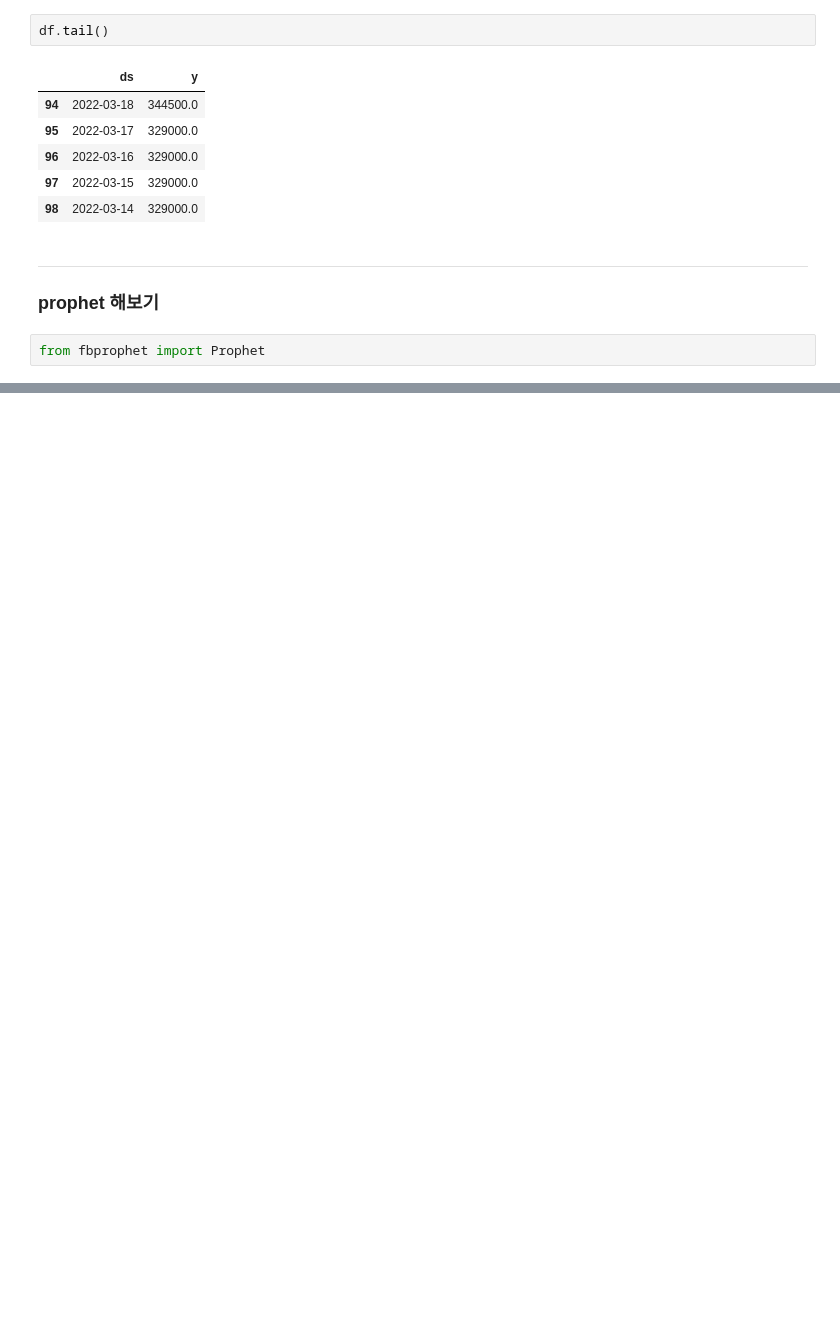
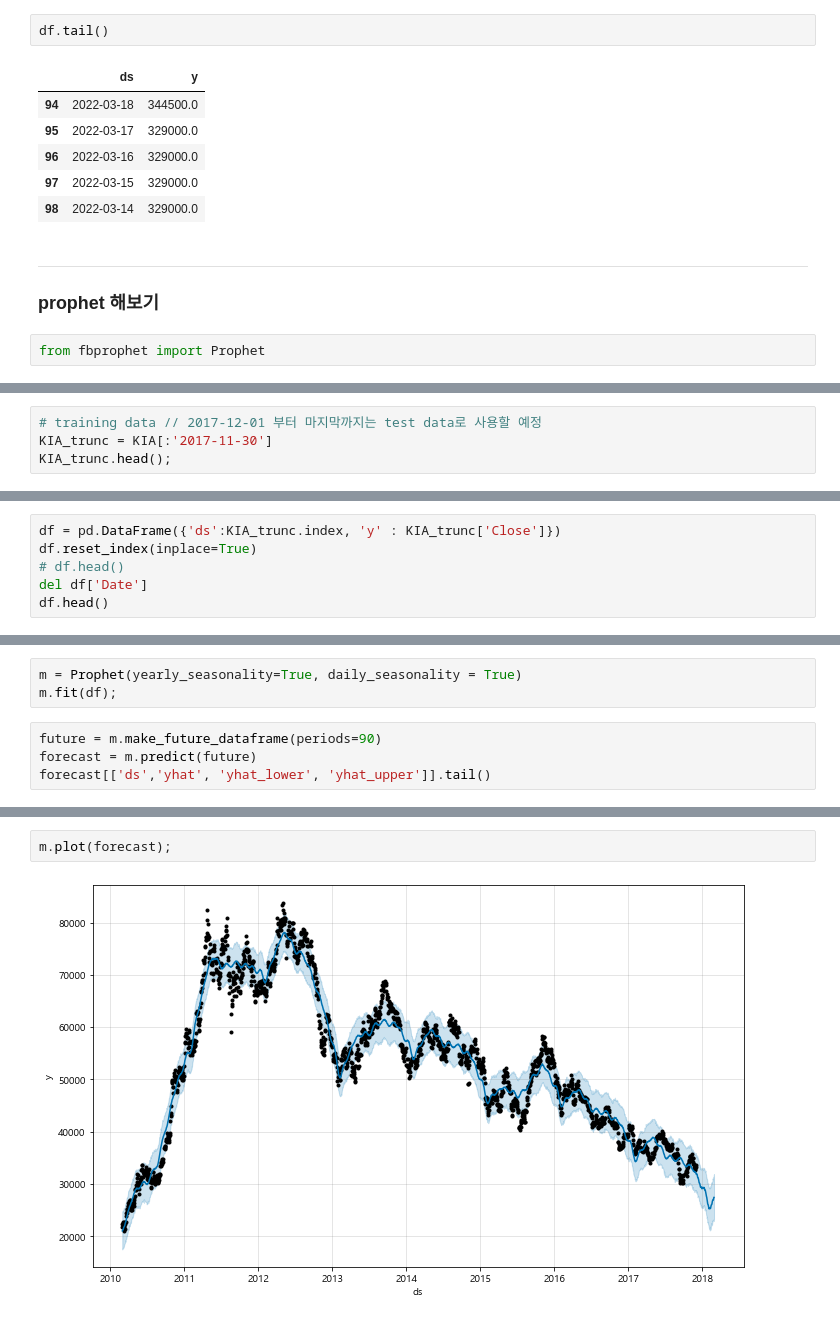
Before and after one commit to newrandom/Zero_part5_EDA-scrapping, a Jupyter notebook: chapter/06-11. 주식 데이터 분석.ipynb, the cells around one changed output, grey strips where cells are left out. Saved outputs shown, nothing was run; the diff lists cells and outputs as text; blank space fills up the shorter version.

```diff
--- a/chapter/06-11. 주식 데이터 분석.ipynb
+++ b/chapter/06-11. 주식 데이터 분석.ipynb
@@ -186,0 +231,4 @@ Error:
+# %%
+# training data // 2017-12-01 부터 마지막까지는 test data로 사용할 예정
+KIA_trunc = KIA[:'2017-11-30']
+KIA_trunc.head();
@@ -186,0 +237,6 @@ Error:
+# %%
+df = pd.DataFrame({'ds':KIA_trunc.index, 'y' : KIA_trunc['Close']})
+df.reset_index(inplace=True)
+# df.head()
+del df['Date']
+df.head()
@@ -186,0 +250,7 @@ Error:
+# %%
+m = Prophet(yearly_seasonality=True, daily_seasonality = True)
+m.fit(df);
+# %%
+future = m.make_future_dataframe(periods=90)
+forecast = m.predict(future)
+forecast[['ds','yhat', 'yhat_lower', 'yhat_upper']].tail()
@@ -186,0 +264,4 @@ Error:
+# %%
+m.plot(forecast);
+# %% [output]
+[figure, added]
```
Also changed, not shown: parts of 66 cells of this notebook, 2 other files.
